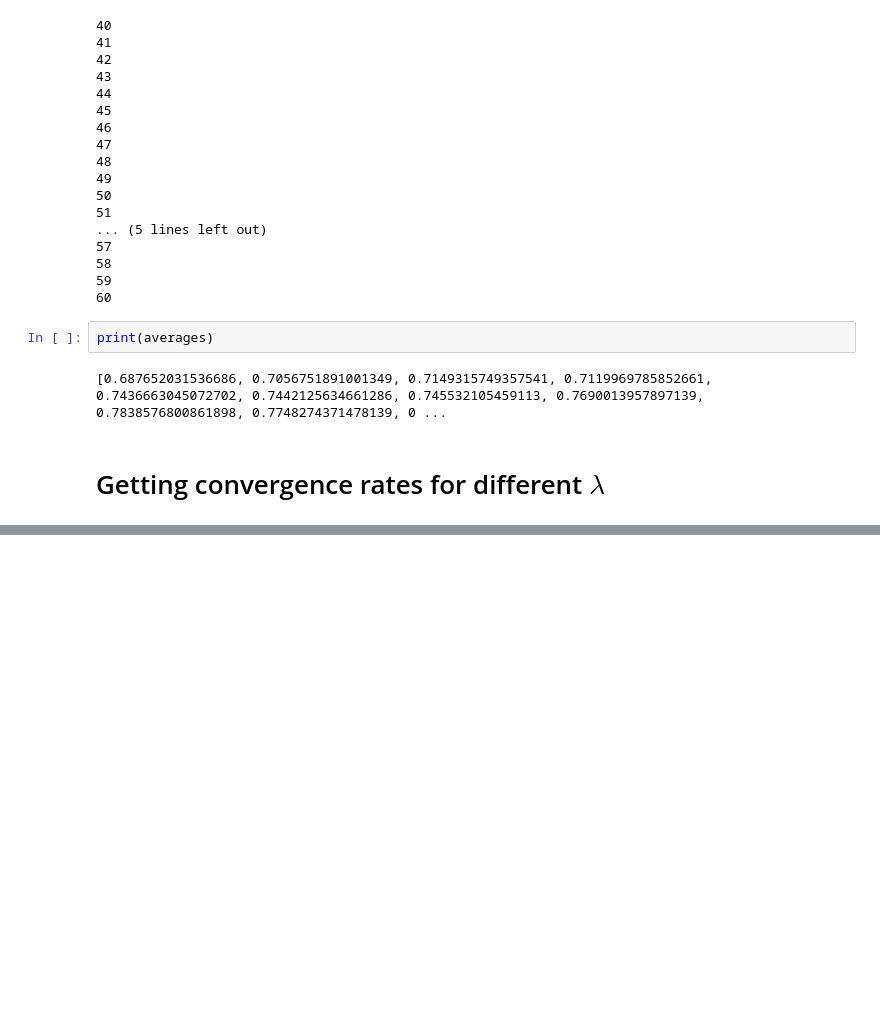
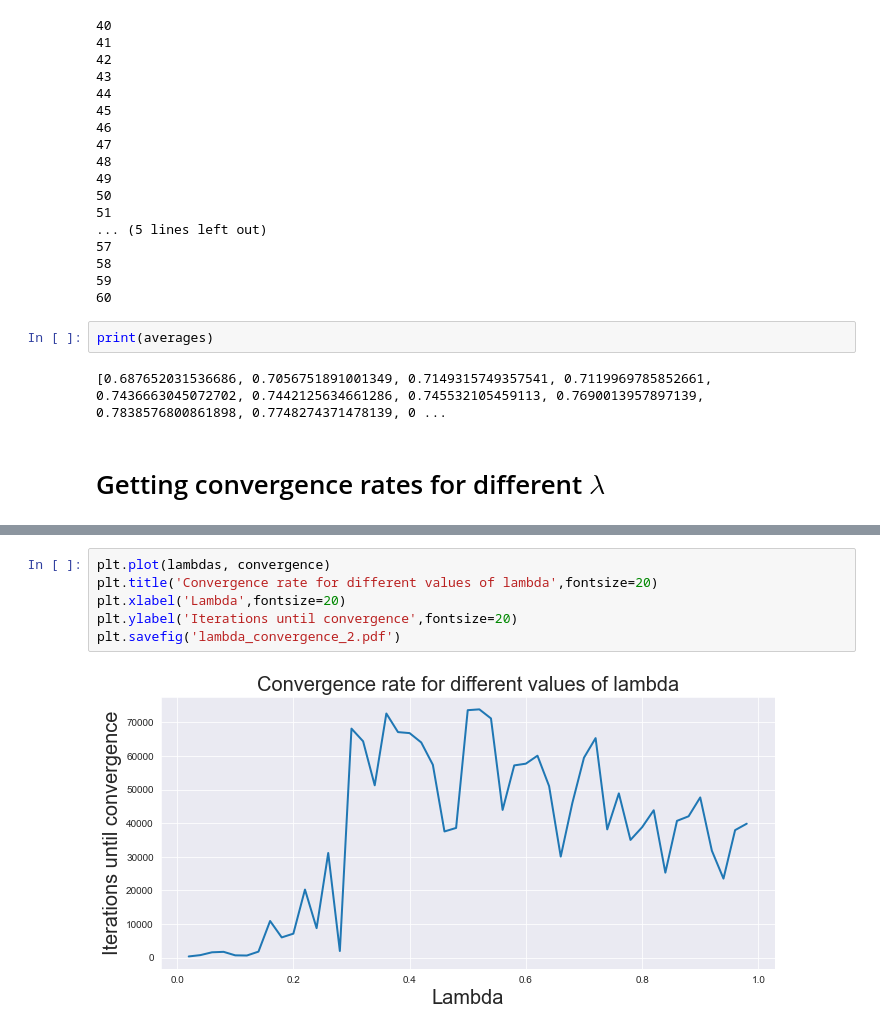
Before and after one commit to Joseph38512/industrial-maths-project-2, a Jupyter notebook: Housing_1-2.ipynb, the cells around one changed output, grey strips where cells are left out. Drawn from its saved outputs; the diff is of its cells as text; blank space fills up the shorter version.

```diff
--- a/Housing_1-2.ipynb
+++ b/Housing_1-2.ipynb
@@ -422,0 +462,8 @@ get_convergence(0.6, 50, 0.2)
+# %%
+plt.plot(lambdas, convergence)
+plt.title('Convergence rate for different values of lambda',fontsize=20)
+plt.xlabel('Lambda',fontsize=20)
+plt.ylabel('Iterations until convergence',fontsize=20)
+plt.savefig('lambda_convergence_2.pdf')
+# %% [output]
+[figure, added]
```
Also changed, not shown: parts of 6 cells of this notebook.
